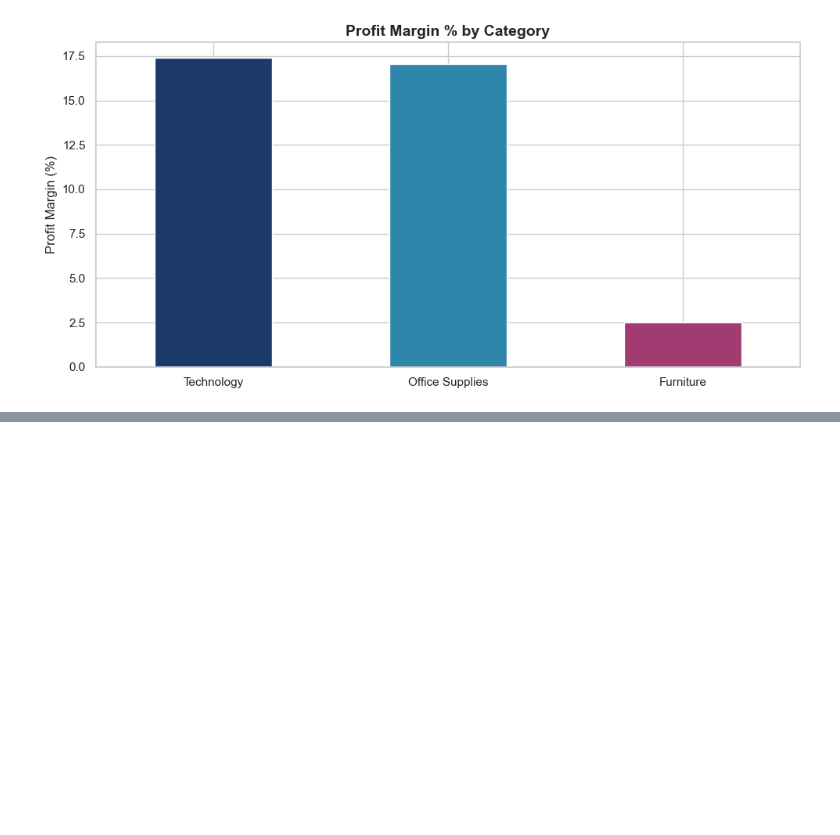
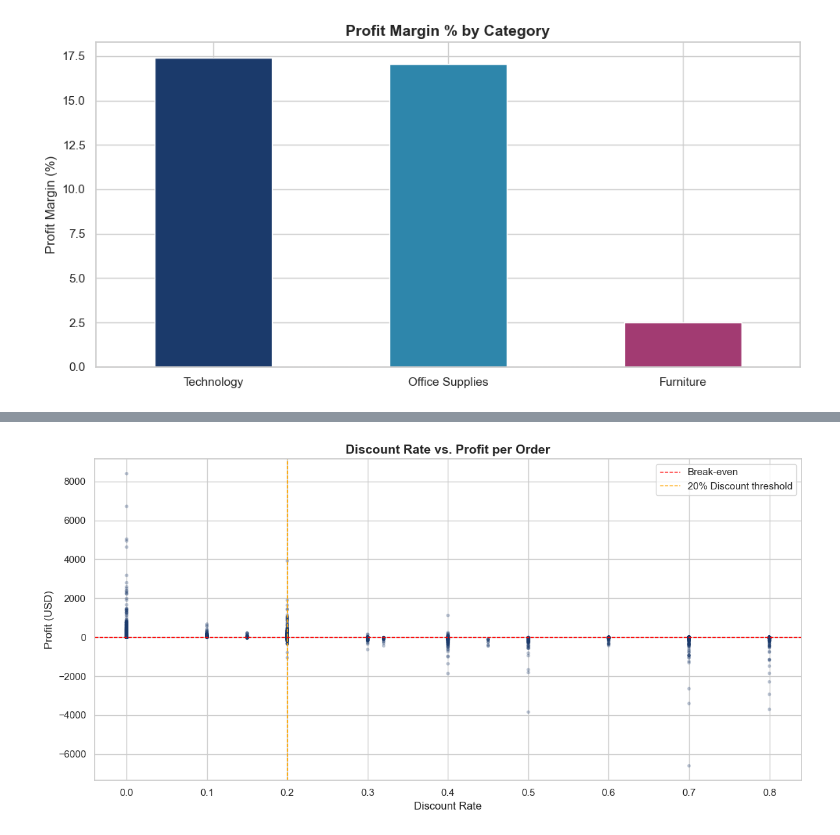
Before and after one commit to abdulhalim-main/superstore, a Jupyter notebook: 02_eda.ipynb, the cells around one changed output, grey strips where cells are left out. Drawn from its saved outputs; the diff is of its cells as text; code cells hidden in the pictures; blank space fills up the shorter version.

Commit message:
Analyzed profitability based on discounts

```diff
--- a/02_eda.ipynb
+++ b/02_eda.ipynb
@@ -86,3 +86,9 @@ plt.savefig("category_margin.png", dpi = 150)
 plt.show()
 # %% [output]
 [figure]
+# %%
+df["Discount Tier"] = pd.cut(
+    df["Discount"],
+    bins = [-0.01, 0, 0.1, 0.2, 0.3, 0.4, 0.5, 1.0],
+    labels = ["No Discount", "1-10%", "11-20%", "21-30%", "31-40%", "41-50%", "50%+"]
+)
@@ -88,0 +116,15 @@ plt.show()
+# %%
+fig, ax = plt.subplots(figsize = (12, 6))
+ax.scatter(df["Discount"], df["Profit"], alpha = 0.3, color = "#1B3A6B", edgecolors = "none", s = 15)
+ax.axhline(0, color = "red", linewidth = 1, linestyle = "--", label = "Break-even")
+ax.axvline(0.2, color = "orange", linewidth = 1, linestyle = "--", label = "20% Discount threshold")
+ax.set_title("Discount Rate vs. Profit per Order")
+ax.set_xlabel("Discount Rate")
+ax.set_ylabel("Profit (USD)")
+ax.legend()
+
+plt.tight_layout()
+plt.savefig(("discount_vs_profit.png"), dpi = 150)
+plt.show()
+# %% [output]
+[figure, added]
```
Also changed, not shown: parts of 3 cells of this notebook, 2 other files.
